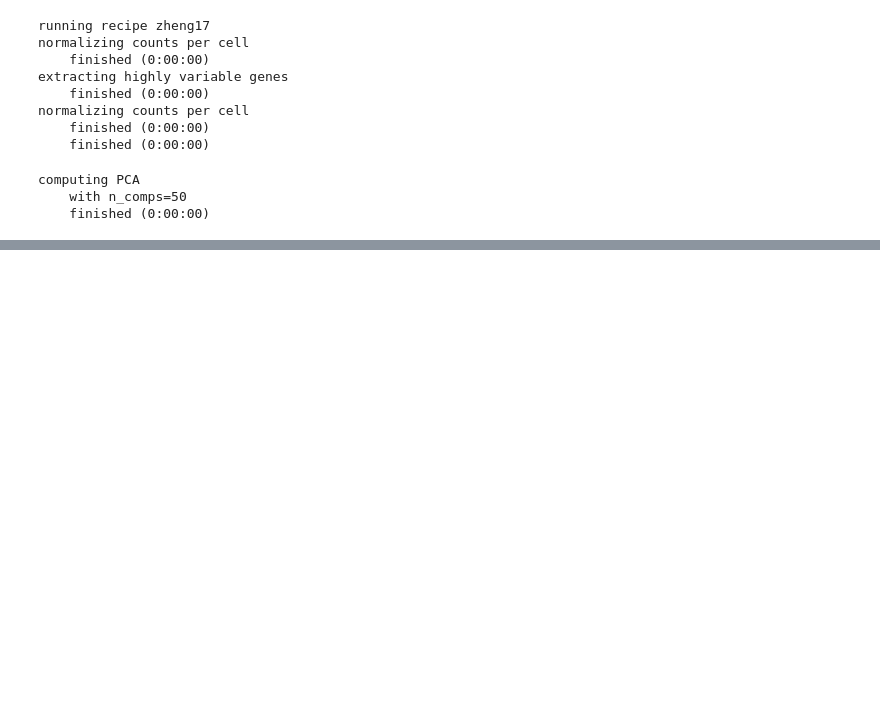
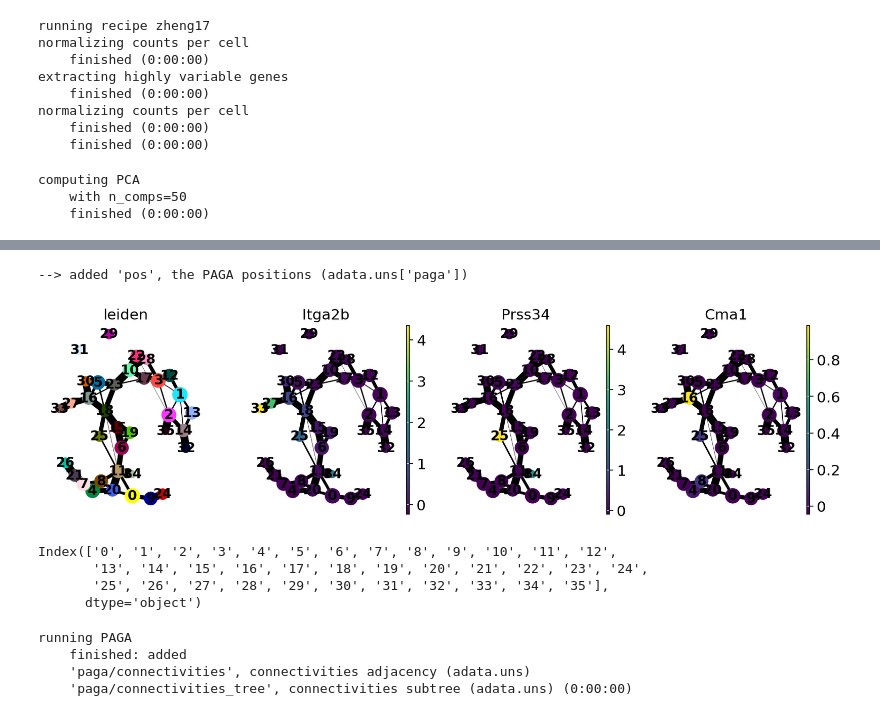
Before and after one commit to oliviahelens/Scanpy_Trajectory_Inference_Hematopoiesis, a Jupyter notebook: main.ipynb, the cells around one changed output, grey strips where cells are left out. Saved outputs shown, nothing was run; the diff lists cells and outputs as text; code cells hidden in the pictures; blank space fills up the shorter version.

```diff
--- a/main.ipynb
+++ b/main.ipynb
@@ -96,0 +112,14 @@ ModuleNotFoundError: No module named 'louvain'
+# %%
+PAGA graph colored by leiden clusters and megakaryocyte/mast cell markers (Itga2b, Prss34, Cma1)
+sc.pl.paga(adata, color=["leiden", "Itga2b", "Prss34", "Cma1"])
+# %% [output]
+--> added 'pos', the PAGA positions (adata.uns['paga'])
+[figure, added]
+# %%
+# annotate
+adata.obs["leiden"].cat.categories
+# %% [output]
+Index(['0', '1', '2', '3', '4', '5', '6', '7', '8', '9', '10', '11', '12',
+       '13', '14', '15', '16', '17', '18', '19', '20', '21', '22', '23', '24',
+       '25', '26', '27', '28', '29', '30', '31', '32', '33', '34', '35'],
+      dtype='object')
@@ -96,0 +137,8 @@ ModuleNotFoundError: No module named 'louvain'
+# %%
+# use annotated clusters for PAGA
+sc.tl.paga(adata, groups="leiden_anno")
+# %% [output]
+running PAGA
+    finished: added
+    'paga/connectivities', connectivities adjacency (adata.uns)
+    'paga/connectivities_tree', connectivities subtree (adata.uns) (0:00:00)
```
Also changed, not shown: parts of 28 cells of this notebook, 10 other files.
